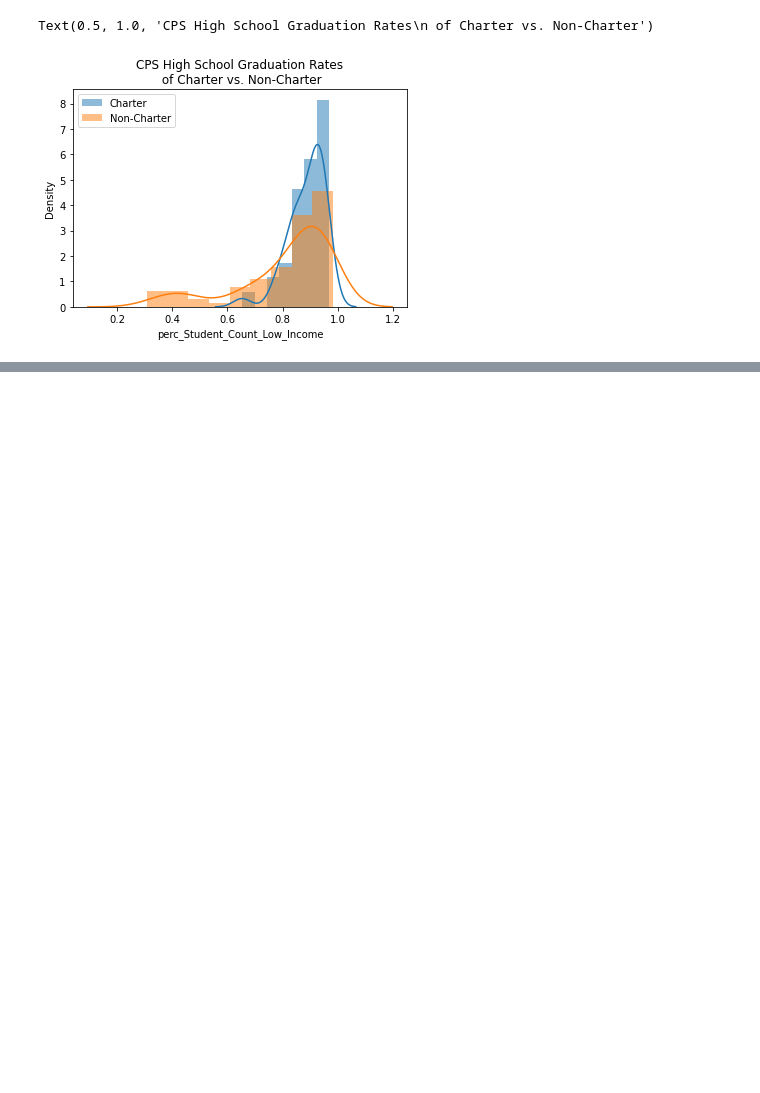
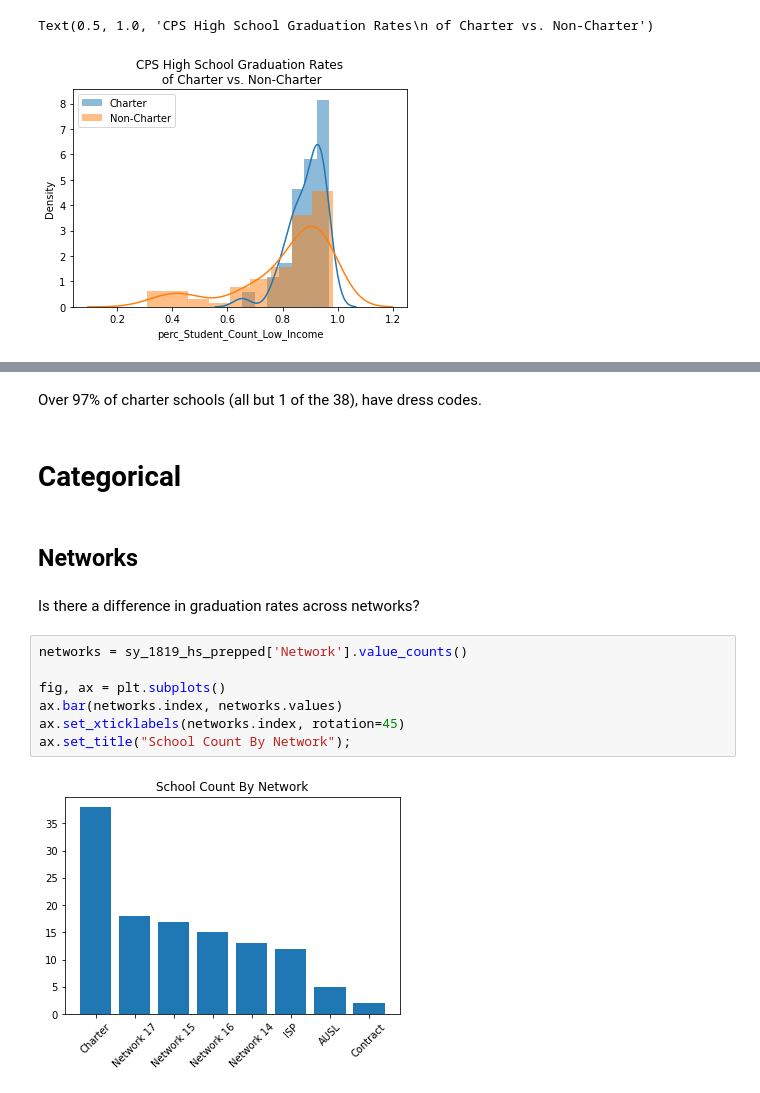
Before and after one commit to j-max/CPS_GradRate_Analysis, a Jupyter notebook: notebooks/eda/eda.ipynb, the cells around one changed output, grey strips where cells are left out. Drawn from its saved outputs; the diff is of its cells as text; blank space fills up the shorter version.

```diff
--- a/notebooks/eda/eda.ipynb
+++ b/notebooks/eda/eda.ipynb
@@ -539,0 +597,19 @@ Text(0.5, 1.0, 'CPS High School Graduation Rates\n of Charter vs. Non-Charter')
+# %% [markdown]
+Over 97% of charter schools (all but 1 of the 38), have dress codes.
+# %% [markdown]
+<a id='categorical'></a>
+# Categorical
+# %% [markdown]
+<a id='networks'></a>
+## Networks
+# %% [markdown]
+Is there a difference in graduation rates across networks?
+# %%
+networks = sy_1819_hs_prepped['Network'].value_counts()
+
+fig, ax = plt.subplots()
+ax.bar(networks.index, networks.values)
+ax.set_xticklabels(networks.index, rotation=45)
+ax.set_title("School Count By Network");
+# %% [output]
+[figure, added]
```
Also changed, not shown: parts of 31 cells of this notebook, 3 other files.
